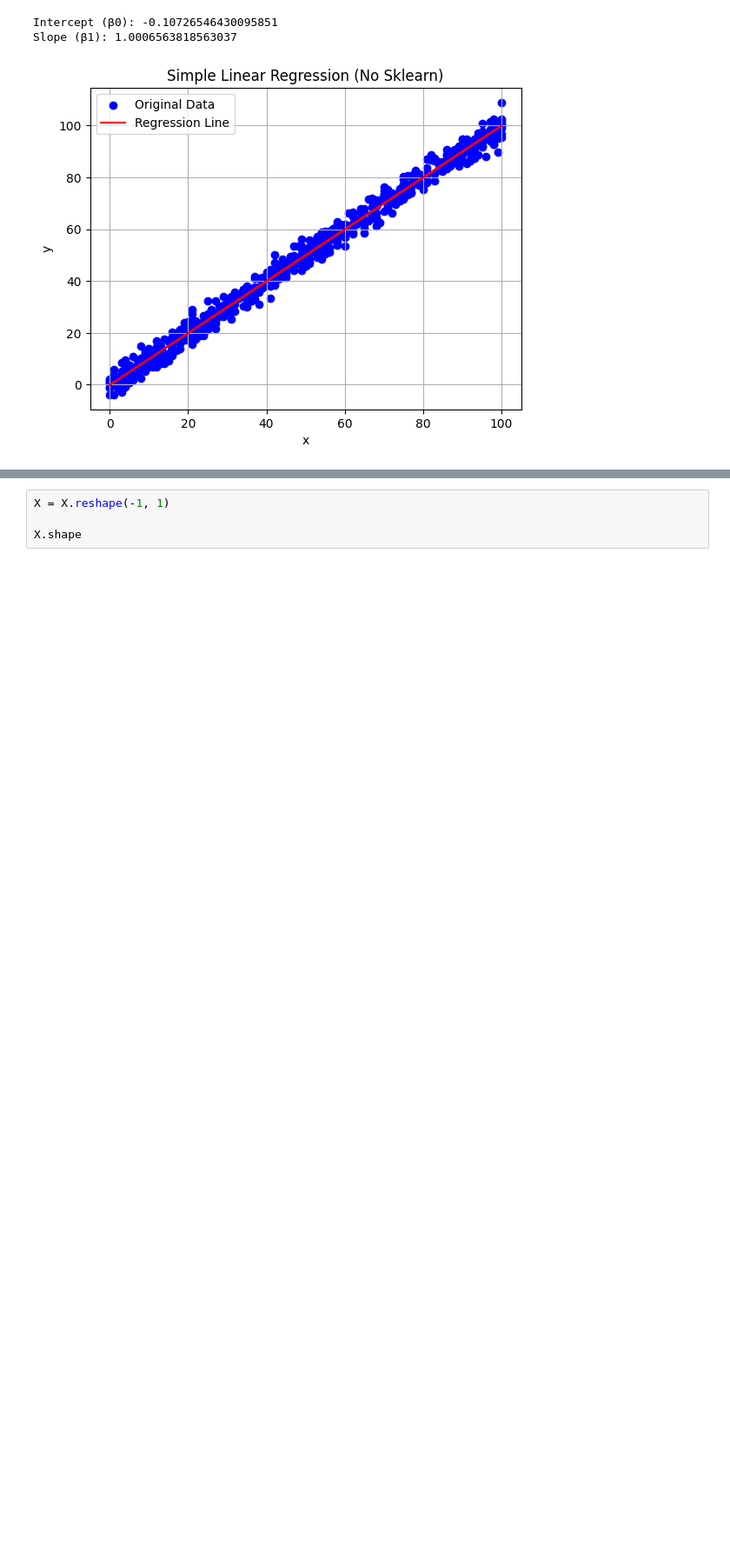
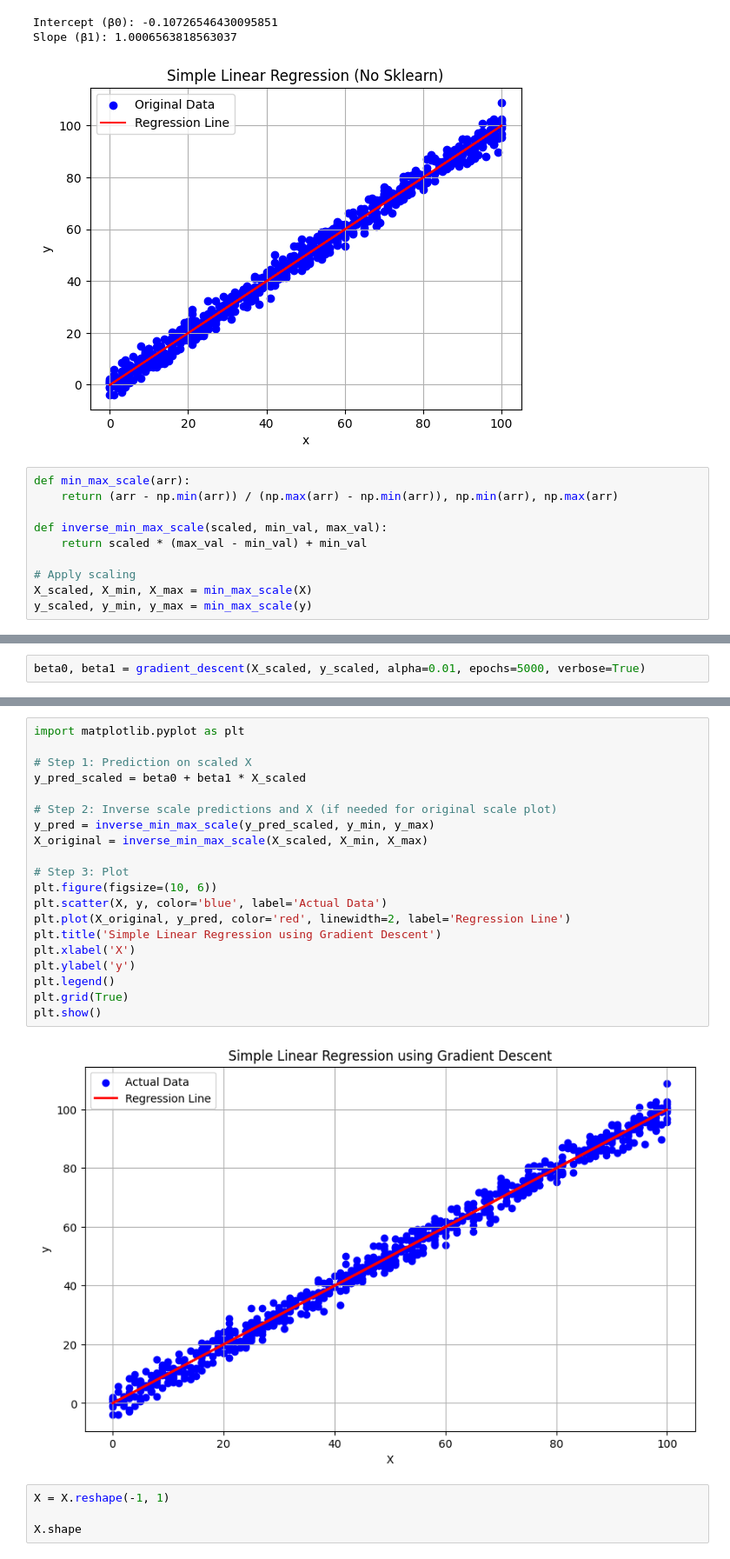
Before and after one commit to RMukeshR/ml_scratch, a Jupyter notebook: Simple_Linear_Regression.ipynb, the cells around one changed output, grey strips where cells are left out. Shown at 87% size. Saved outputs shown, nothing was run; the diff lists cells and outputs as text; blank space fills up the shorter version.

Commit message:
added simple LR

```diff
--- a/Simple_Linear_Regression.ipynb
+++ b/Simple_Linear_Regression.ipynb
@@ -128,3 +128,13 @@ plt.show()
 Intercept (β0): -0.10726546430095851
 Slope (β1): 1.0006563818563037
 [figure]
+# %%
+def min_max_scale(arr):
+    return (arr - np.min(arr)) / (np.max(arr) - np.min(arr)), np.min(arr), np.max(arr)
+
+def inverse_min_max_scale(scaled, min_val, max_val):
+    return scaled * (max_val - min_val) + min_val
+
+# Apply scaling
+X_scaled, X_min, X_max = min_max_scale(X)
+y_scaled, y_min, y_max = min_max_scale(y)
@@ -130,0 +178,2 @@ Slope (β1): 1.0006563818563037
+# %%
+beta0, beta1 = gradient_descent(X_scaled, y_scaled, alpha=0.01, epochs=5000, verbose=True)
@@ -131,3 +206,25 @@ Slope (β1): 1.0006563818563037
+# %%
+import matplotlib.pyplot as plt
+
+# Step 1: Prediction on scaled X
+y_pred_scaled = beta0 + beta1 * X_scaled
+
+# Step 2: Inverse scale predictions and X (if needed for original scale plot)
+y_pred = inverse_min_max_scale(y_pred_scaled, y_min, y_max)
+X_original = inverse_min_max_scale(X_scaled, X_min, X_max)
+
+# Step 3: Plot
+plt.figure(figsize=(10, 6))
+plt.scatter(X, y, color='blue', label='Actual Data')
+plt.plot(X_original, y_pred, color='red', linewidth=2, label='Regression Line')
+plt.title('Simple Linear Regression using Gradient Descent')
+plt.xlabel('X')
+plt.ylabel('y')
+plt.legend()
+plt.grid(True)
+plt.show()
+# %% [output]
+[figure, added]
 # %%
 X = X.reshape(-1, 1)
 
```
Also changed, not shown: parts of 4 cells of this notebook, 3 other files.
